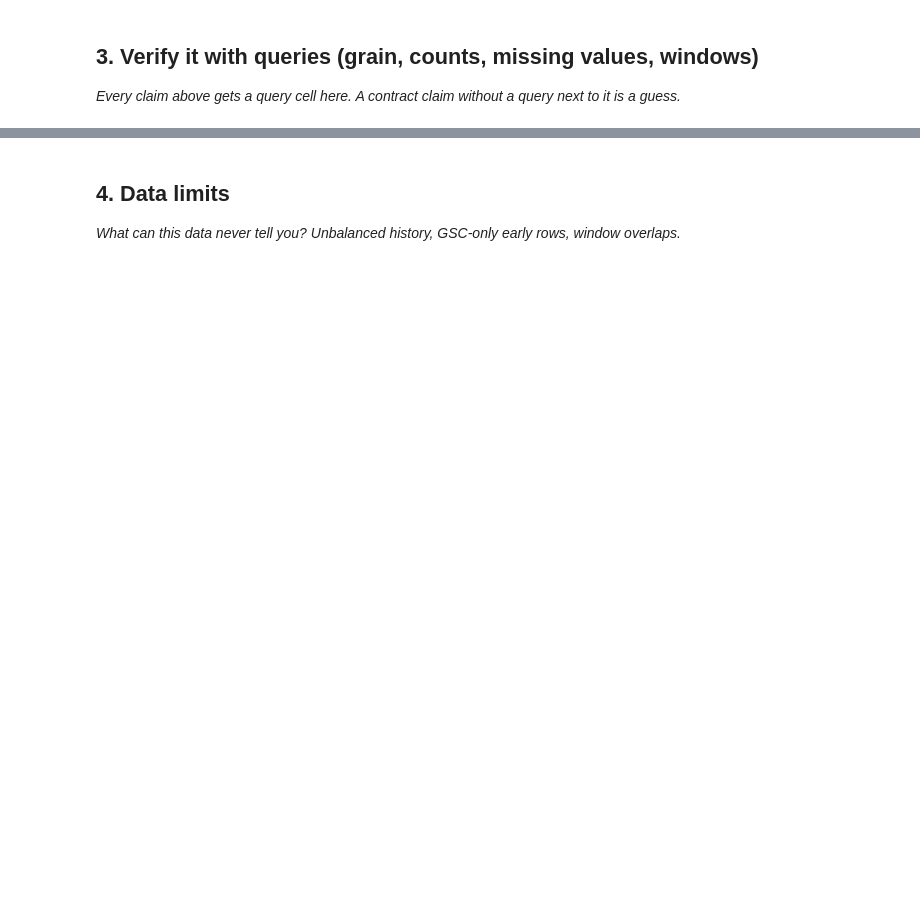
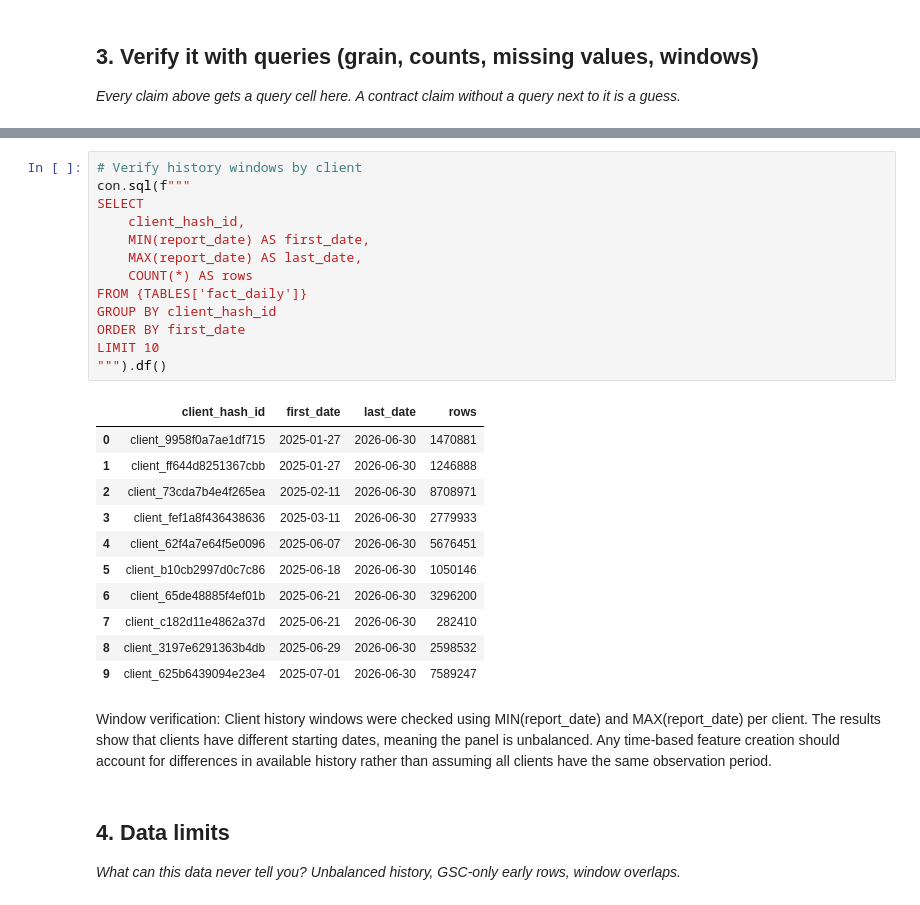
Before and after one commit to ma5029blp-wq/ML-flyrank-internship, a Jupyter notebook: work/notebooks/w03_data_contract.ipynb, the cells around one changed output, grey strips where cells are left out. Drawn from its saved outputs; the diff is of its cells as text; blank space fills up the shorter version.

```diff
--- a/work/notebooks/w03_data_contract.ipynb
+++ b/work/notebooks/w03_data_contract.ipynb
@@ -30,3 +306,31 @@ This skeleton is yours to fill. Work the sections **in order** — each one has
+# %%
+# Verify history windows by client
+con.sql(f"""
+SELECT
+    client_hash_id,
+    MIN(report_date) AS first_date,
+    MAX(report_date) AS last_date,
+    COUNT(*) AS rows
+FROM {TABLES['fact_daily']}
+GROUP BY client_hash_id
+ORDER BY first_date
+LIMIT 10
+""").df()
+# %% [output]
+|  | client_hash_id | first_date | last_date | rows |
+| 0 | client_9958f0a7ae1df715 | 2025-01-27 | 2026-06-30 | 1470881 |
+| 1 | client_ff644d8251367cbb | 2025-01-27 | 2026-06-30 | 1246888 |
+| 2 | client_73cda7b4e4f265ea | 2025-02-11 | 2026-06-30 | 8708971 |
+| 3 | client_fef1a8f436438636 | 2025-03-11 | 2026-06-30 | 2779933 |
+| 4 | client_62f4a7e64f5e0096 | 2025-06-07 | 2026-06-30 | 5676451 |
+| 5 | client_b10cb2997d0c7c86 | 2025-06-18 | 2026-06-30 | 1050146 |
+| 6 | client_65de48885f4ef01b | 2025-06-21 | 2026-06-30 | 3296200 |
+| 7 | client_c182d11e4862a37d | 2025-06-21 | 2026-06-30 | 282410 |
+| 8 | client_3197e6291363b4db | 2025-06-29 | 2026-06-30 | 2598532 |
+| 9 | client_625b6439094e23e4 | 2025-07-01 | 2026-06-30 | 7589247 |
+# %% [markdown]
+Window verification:
+Client history windows were checked using MIN(report_date) and MAX(report_date) per client. The results show that clients have different starting dates, meaning the panel is unbalanced. Any time-based feature creation should account for differences in available history rather than assuming all clients have the same observation period.
 # %% [markdown]
 ## 4. Data limits
 
```
Also changed, not shown: parts of 18 cells of this notebook.
